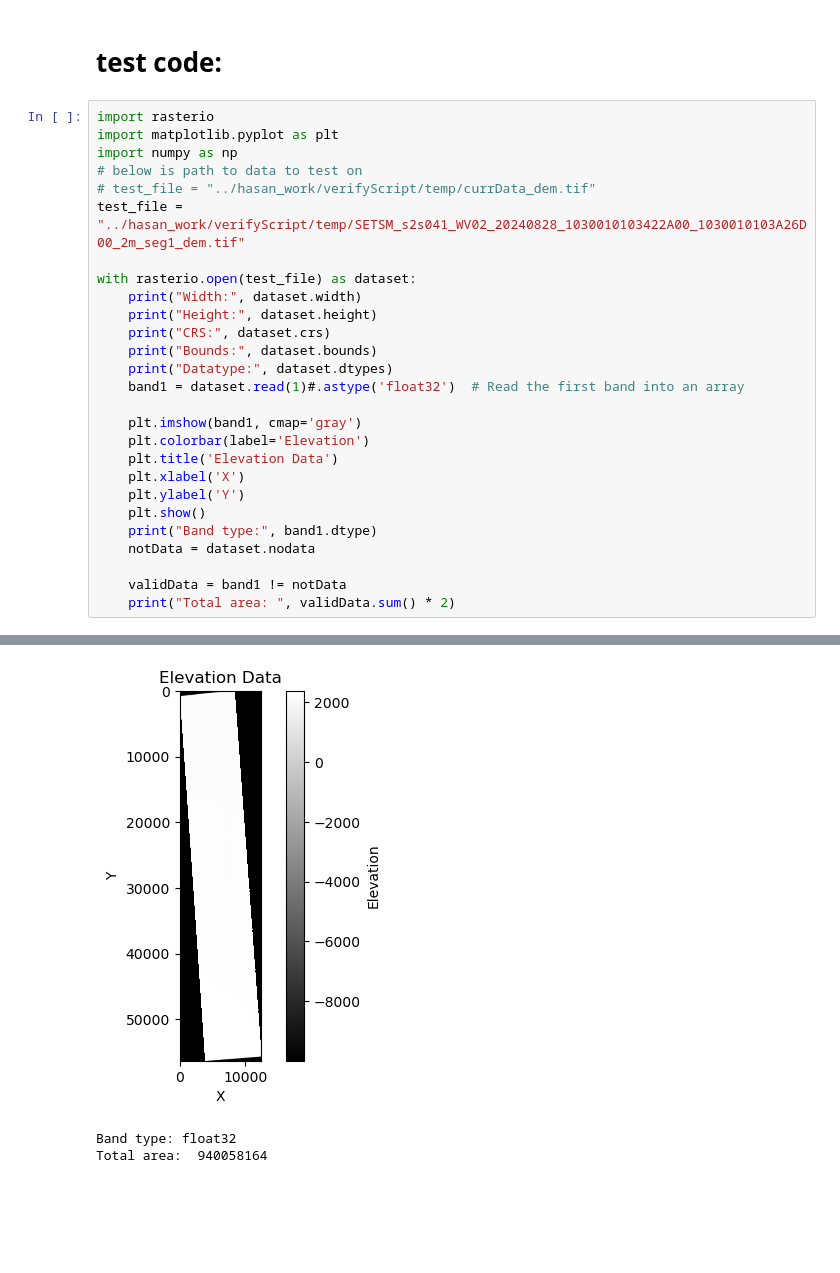
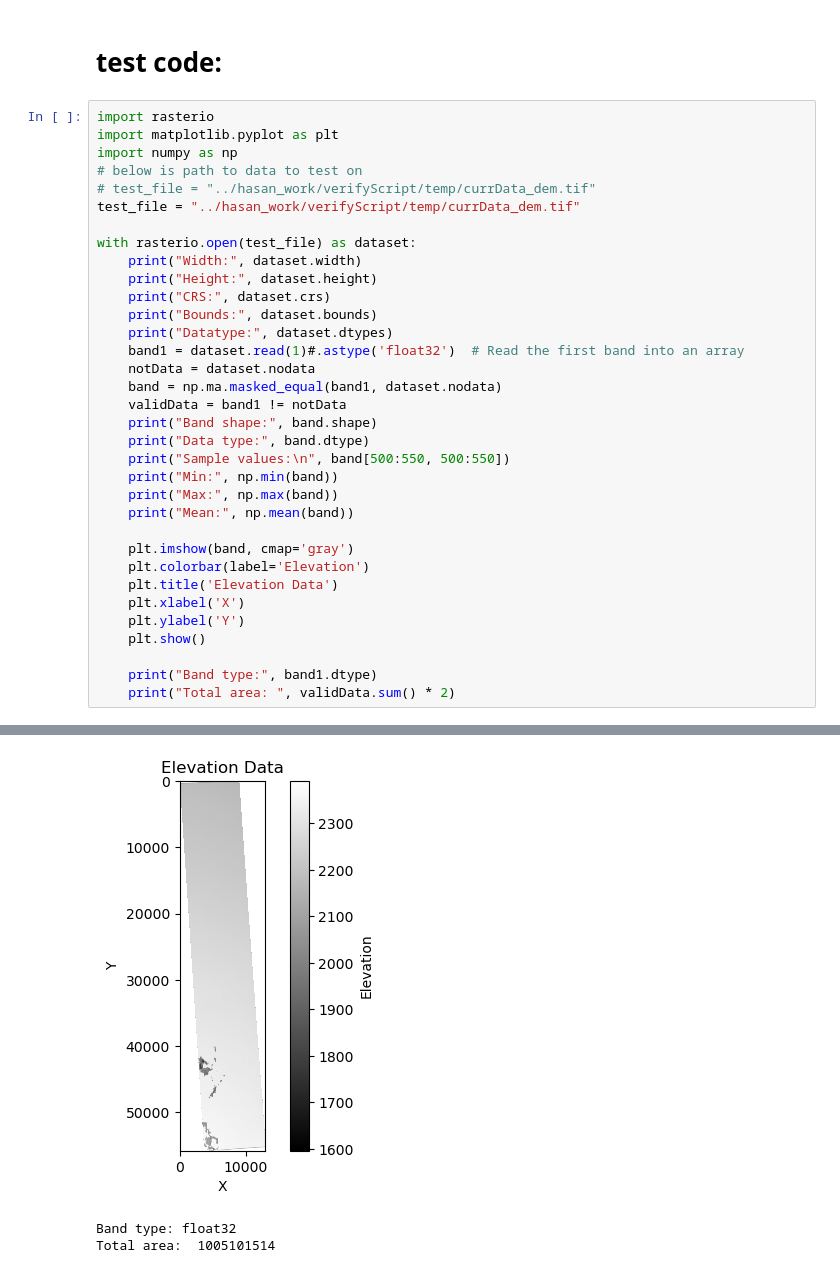
Before and after one commit to Hassoonu/2025-SROP-MSI-Alliance-REU, a Jupyter notebook: raster_work/test.ipynb, the cells around one changed output, grey strips where cells are left out. Drawn from its saved outputs; the diff is of its cells as text; blank space fills up the shorter version.

```diff
--- a/raster_work/test.ipynb
+++ b/raster_work/test.ipynb
@@ -26,7 +26,7 @@ import matplotlib.pyplot as plt
 import numpy as np
 # below is path to data to test on
 # test_file = "../hasan_work/verifyScript/temp/currData_dem.tif"
-test_file = "../hasan_work/verifyScript/temp/SETSM_s2s041_WV02_20240828_1030010103422A00_1030010103A26D00_2m_seg1_dem.tif"
+test_file = "../hasan_work/verifyScript/temp/currData_dem.tif"
 
 with rasterio.open(test_file) as dataset:
     print("Width:", dataset.width)
@@ -35,16 +35,23 @@ with rasterio.open(test_file) as dataset:
     print("Bounds:", dataset.bounds)
     print("Datatype:", dataset.dtypes)
     band1 = dataset.read(1)#.astype('float32')  # Read the first band into an array
+    notData = dataset.nodata
+    band = np.ma.masked_equal(band1, dataset.nodata)
+    validData = band1 != notData
+    print("Band shape:", band.shape)
+    print("Data type:", band.dtype)
+    print("Sample values:\n", band[500:550, 500:550])
+    print("Min:", np.min(band))
+    print("Max:", np.max(band))
+    print("Mean:", np.mean(band))
 
-    plt.imshow(band1, cmap='gray')
+    plt.imshow(band, cmap='gray')
     plt.colorbar(label='Elevation')
     plt.title('Elevation Data')
     plt.xlabel('X')
     plt.ylabel('Y')
     plt.show()
+
     print("Band type:", band1.dtype)
-    notData = dataset.nodata
-
-    validData = band1 != notData
     print("Total area: ", validData.sum() * 2)
 # %% [output]
@@ -56,3 +75,3 @@ Datatype: ('float32',)
-[figure, old version]
+[figure, new version]
 Band type: float32
-Total area:  940058164
+Total area:  1005101514
```
Also changed, not shown: parts of 3 cells of this notebook.
